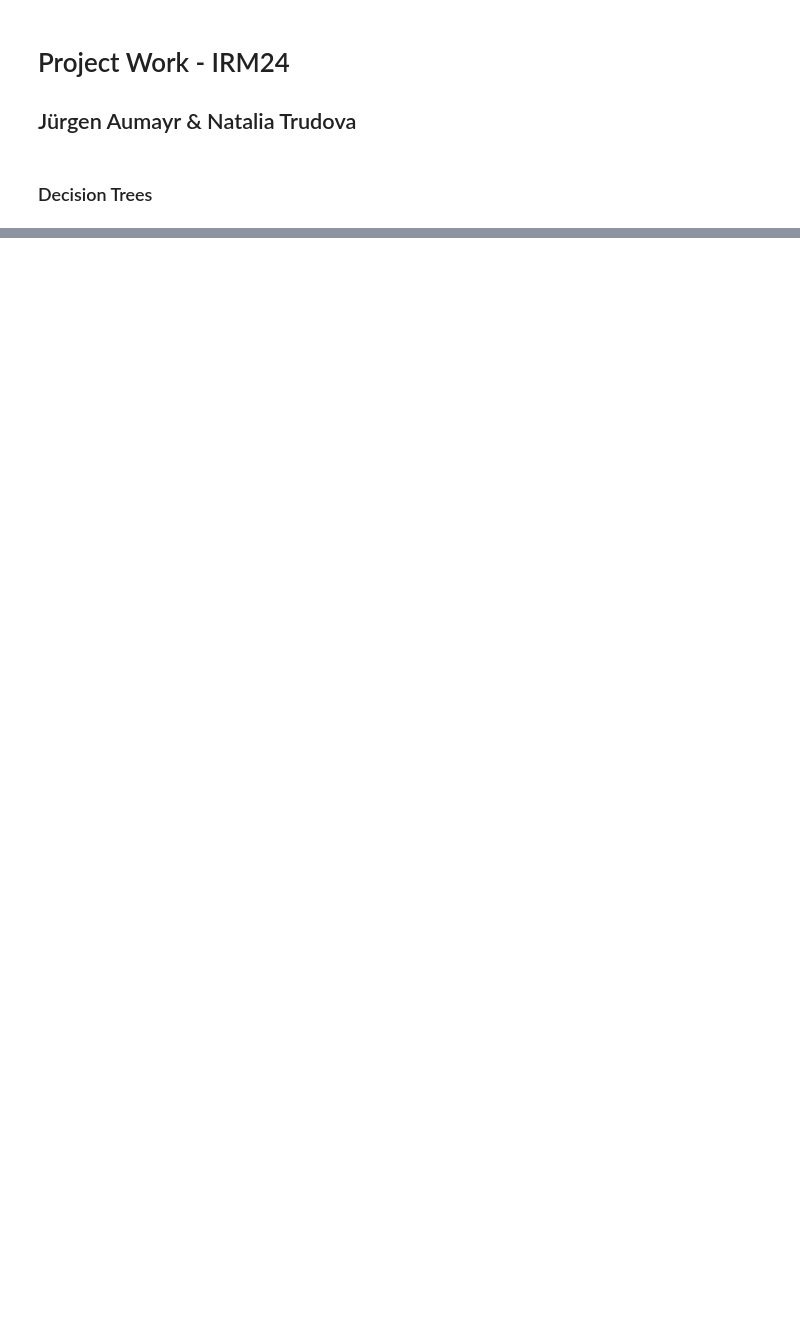
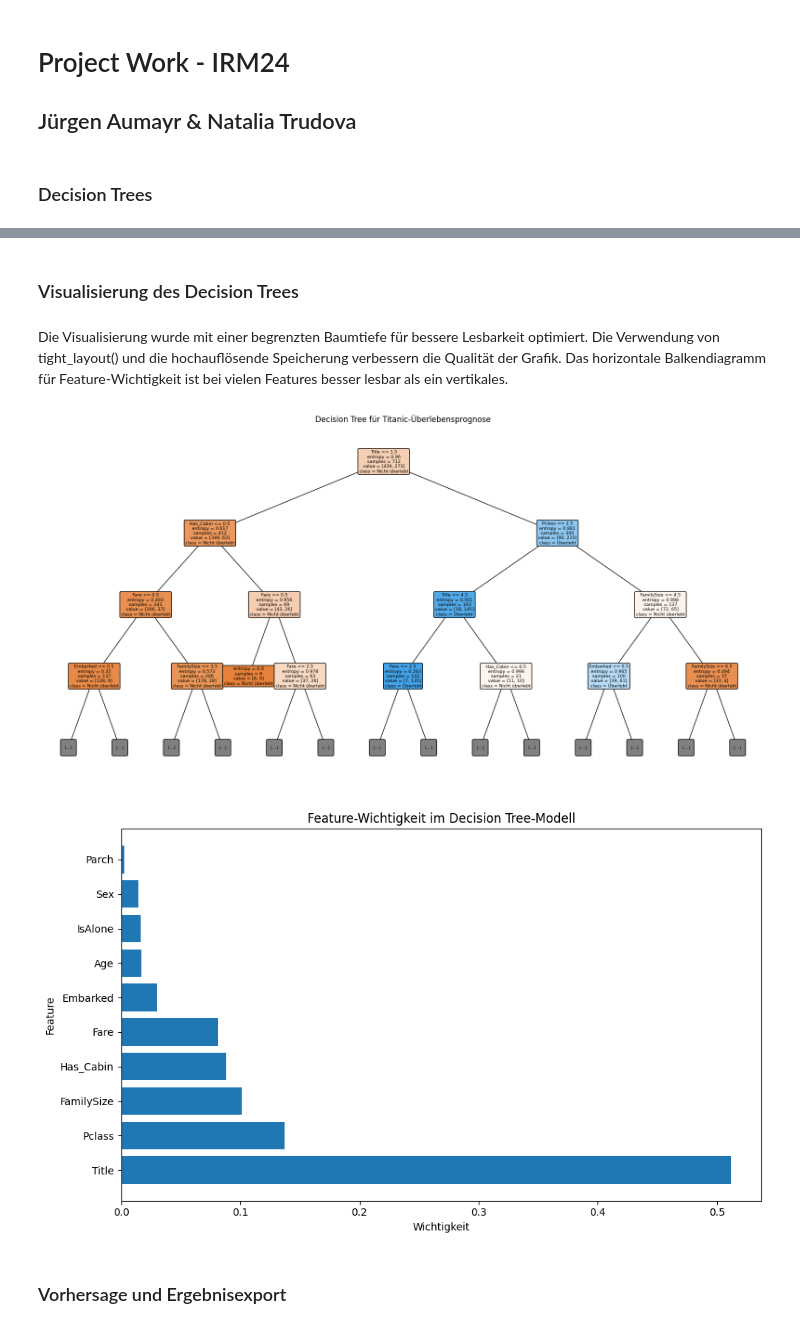
Before and after one commit to quappinger/irm24_ki_pa1, a Jupyter notebook: DecisionTree.ipynb, the cells around one changed output, grey strips where cells are left out. Saved outputs shown, nothing was run; the diff lists cells and outputs as text; code cells hidden in the pictures; blank space fills up the shorter version.

Commit message:
finalize decicions tree

```diff
--- a/DecisionTree.ipynb
+++ b/DecisionTree.ipynb
@@ -405,0 +246,40 @@ F1-Score:  0.7888439745715865
+# %% [markdown]
+### Visualisierung des Decision Trees
+# %% [markdown]
+Die Visualisierung wurde mit einer begrenzten Baumtiefe für bessere Lesbarkeit optimiert. Die Verwendung von tight_layout() und die hochauflösende Speicherung verbessern die Qualität der Grafik. Das horizontale Balkendiagramm für Feature-Wichtigkeit ist bei vielen Features besser lesbar als ein vertikales.
+# %%
+# Visualisierung des optimierten Decision Trees
+plt.figure(figsize=(20, 10))
+plot_tree(
+    best_model,
+    filled=True,
+    feature_names=X.columns,
+    class_names=['Nicht überlebt', 'Überlebt'],
+    rounded=True,
+    max_depth=3  # Begrenzte Tiefe für bessere Lesbarkeit
+)
+
+plt.title('Decision Tree für Titanic-Überlebensprognose')
+#plt.tight_layout()  # Automatische Anpassung des Layouts für bessere Darstellung
+plt.savefig('decision_tree.png')#, dpi=300), bbox_inches='tight')  # Hochauflösende Speicherung
+plt.show()
+
+# Feature-Wichtigkeit analysieren
+feature_importance = pd.DataFrame({
+    'Feature': X.columns,
+    'Importance': best_model.feature_importances_
+}).sort_values('Importance', ascending=False)
+
+# Horizontales Balkendiagramm für bessere Lesbarkeit bei vielen Features
+plt.figure(figsize=(10, 6))
+plt.barh(feature_importance['Feature'], feature_importance['Importance'])
+plt.xlabel('Wichtigkeit')
+plt.ylabel('Feature')
+plt.title('Feature-Wichtigkeit im Decision Tree-Modell')
+plt.tight_layout()
+plt.show()
+# %% [output]
+[figure, added]
+[figure, added]
+# %% [markdown]
+### Vorhersage und Ergebnisexport
```
Also changed, not shown: parts of 44 cells of this notebook, 5 other files.
